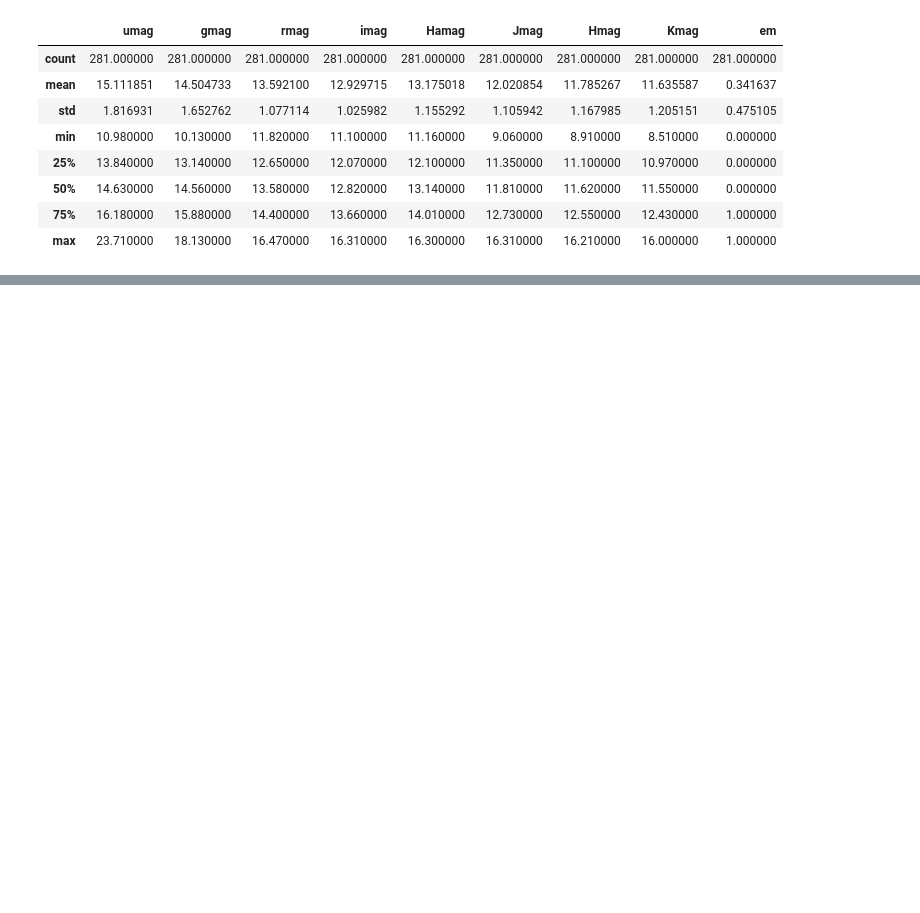
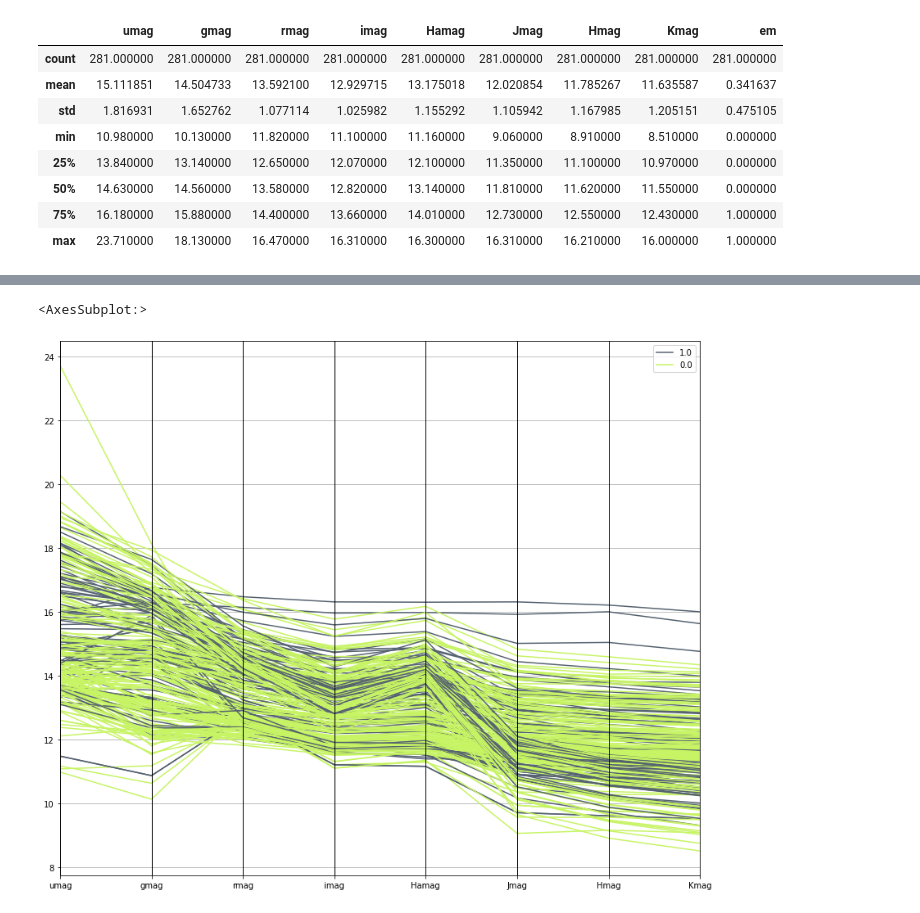
Before and after one commit to facundoq/bestars, a Jupyter notebook: Exploratory analysis.ipynb, the cells around one changed output, grey strips where cells are left out. Drawn from its saved outputs; the diff is of its cells as text; code cells hidden in the pictures; blank space fills up the shorter version.

```diff
--- a/Exploratory analysis.ipynb
+++ b/Exploratory analysis.ipynb
@@ -60,3 +49,9 @@ _=xy.boxplot(by="em",figsize=(14,12))
+# %%
+plt.figure(figsize=(14,12))
+pd.plotting.parallel_coordinates(xy,"em",color=('#556270','#C7F464'))
+# %% [output]
+<AxesSubplot:>
+[figure, added]
 # %%
 f=plt.figure(figsize = (14,12))
 sn.heatmap(xy.corr().abs())
```
Also changed, not shown: parts of 16 cells of this notebook, 16 other files.
